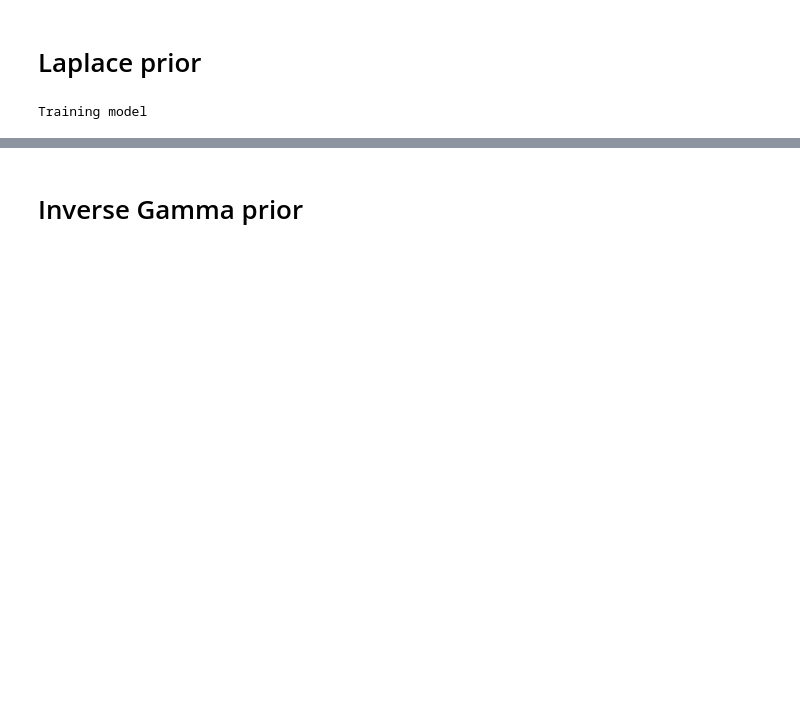
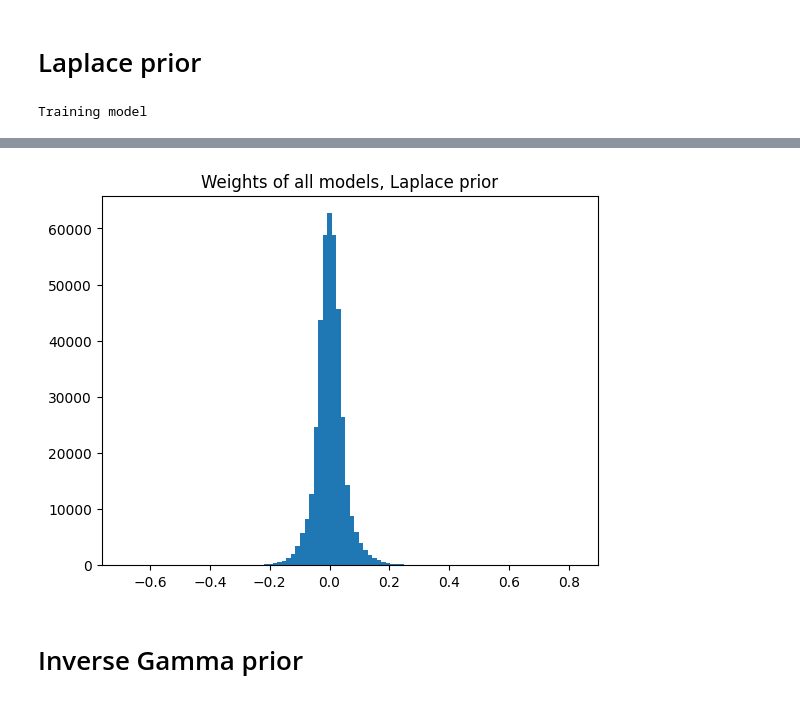
Before and after one commit to damjan7/deep_learning_project, a Jupyter notebook: BNN.ipynb, the cells around one changed output, grey strips where cells are left out. Drawn from its saved outputs; the diff is of its cells as text; code cells hidden in the pictures; blank space fills up the shorter version.

```diff
--- a/BNN.ipynb
+++ b/BNN.ipynb
@@ -556,3 +603,21 @@ Calibration Error: 0.0309
+# %%
+# get weights from all models
+param_flat_all = []
+for model in Laplace_lol.SGLDSequence:
+    parameters = model.state_dict()
+    param_values = list(parameters.values())
+    param_flat = torch.cat([v.flatten() for v in param_values])
+    param_flat_all.append(param_flat.flatten())
+
+# put all weights in one array
+params = np.concatenate(param_flat_all)
+
+# plot weights
+plt.hist(params, bins=100)
+plt.title("Weights of all models, Laplace prior")
+plt.show()
+# %% [output]
+[figure, added]
 # %% [markdown]
 # Inverse Gamma prior
 # %%
```
Also changed, not shown: parts of 32 cells of this notebook, 1 other file.
